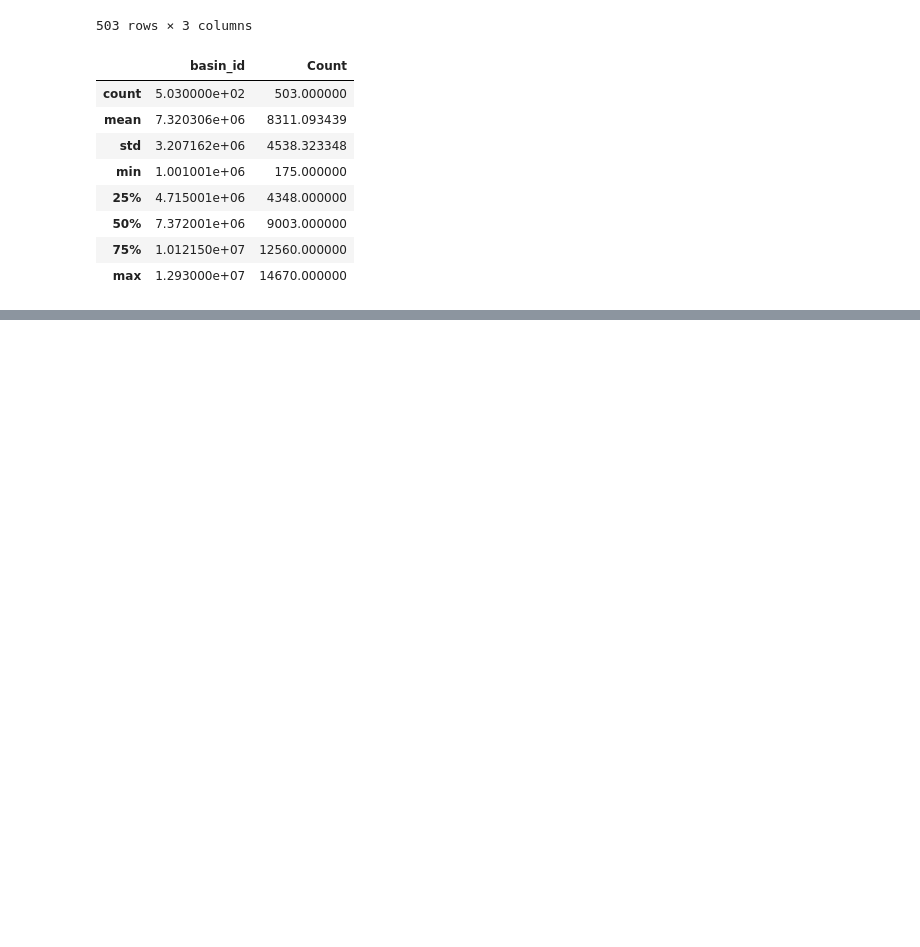
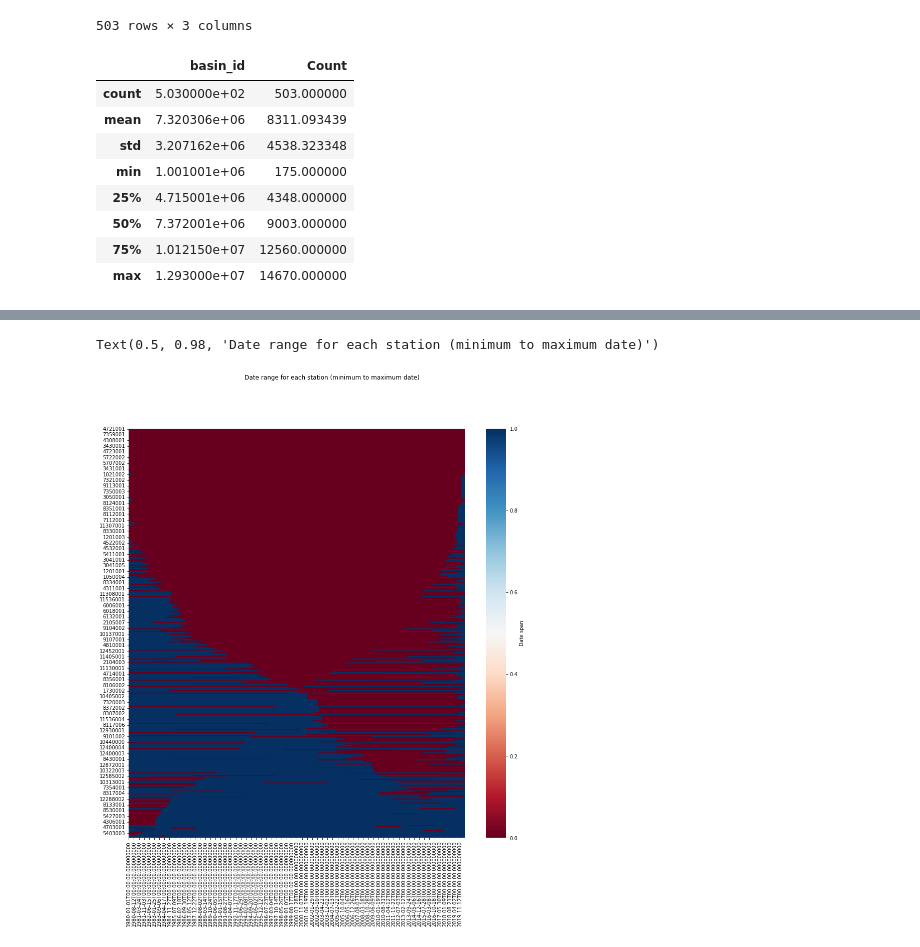
Before and after one commit to igonzalezperez/watershed_challenge, a Jupyter notebook: watershed_challenge.ipynb, the cells around one changed output, grey strips where cells are left out. Saved outputs shown, nothing was run; the diff lists cells and outputs as text; code cells hidden in the pictures; blank space fills up the shorter version.

Commit message:
missing data analysis

```diff
--- a/watershed_challenge.ipynb
+++ b/watershed_challenge.ipynb
@@ -116,0 +187,10 @@ data_count_per_station.describe()
+# %%
+missing_dates = pd.DataFrame(index=pd.date_range(start=data.date.min(), end=data.date.max()), columns=data.basin_id.unique())
+for i in missing_dates.columns:
+    missing_dates.loc[data.loc[data['basin_id'] == i, 'date'], i] = 1
+
+dates_span = pd.DataFrame(index=pd.date_range(start=data.date.min(), end=data.date.max()), columns=data.basin_id.unique())
+for i in missing_dates.columns:
+    d = data.loc[data['basin_id'] == i, 'date']
+    dates_span.loc[pd.date_range(d.min(), d.max()), i] = 1
+dates_span
@@ -116,0 +211,4 @@ data_count_per_station.describe()
+# %%
+missing_dates = missing_dates[missing_dates.isna().sum().sort_values().index.tolist()]
+dates_span = dates_span[dates_span.isna().sum().sort_values().index.tolist()]
+missing_dates
@@ -116,0 +217,9 @@ data_count_per_station.describe()
+# %%
+fig, ax = plt.subplots(figsize=(15, 15))
+sns.heatmap(dates_span.isna().T,
+            cmap="RdBu",
+            cbar_kws={'label': 'Date span'})
+fig.suptitle("Date range for each station (minimum to maximum date)")
+# %% [output]
+Text(0.5, 0.98, 'Date range for each station (minimum to maximum date)')
+[figure, added]
```
Also changed, not shown: parts of 21 cells of this notebook.
